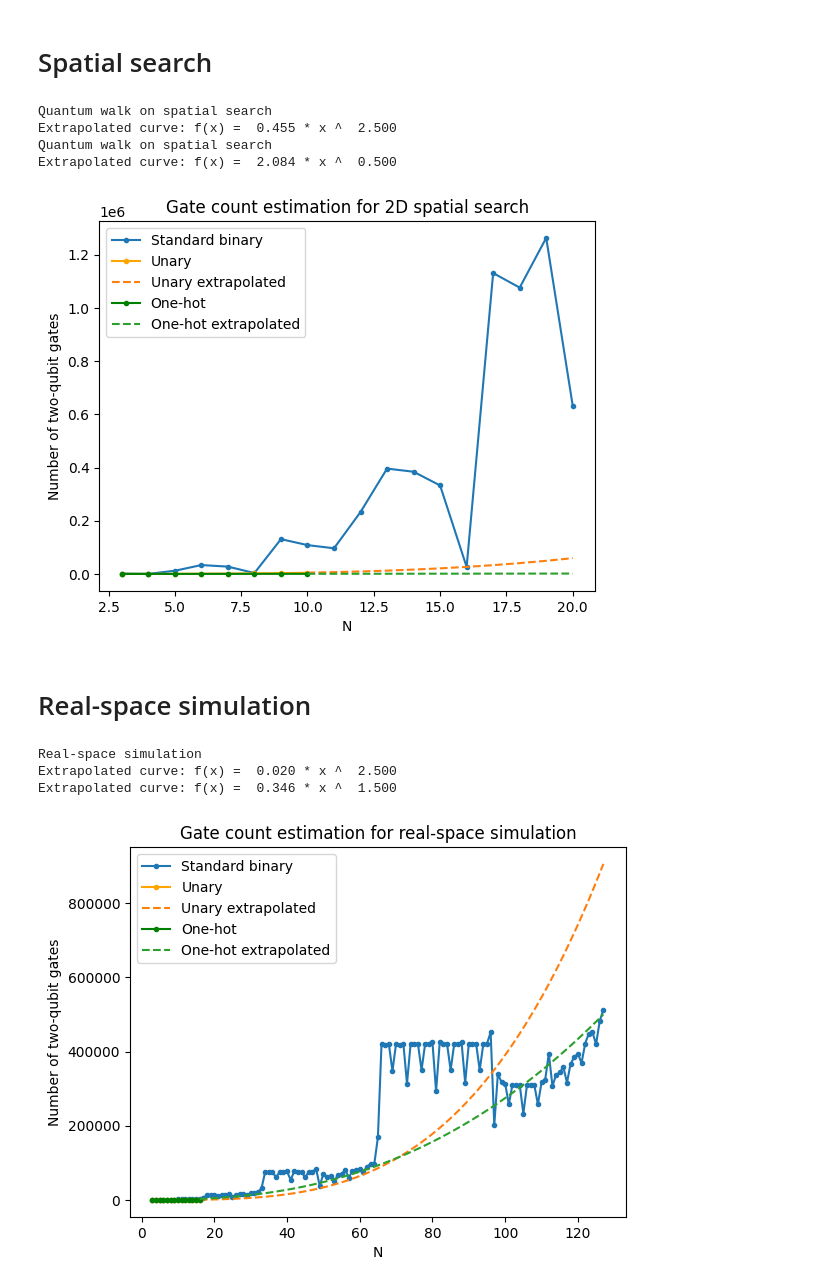
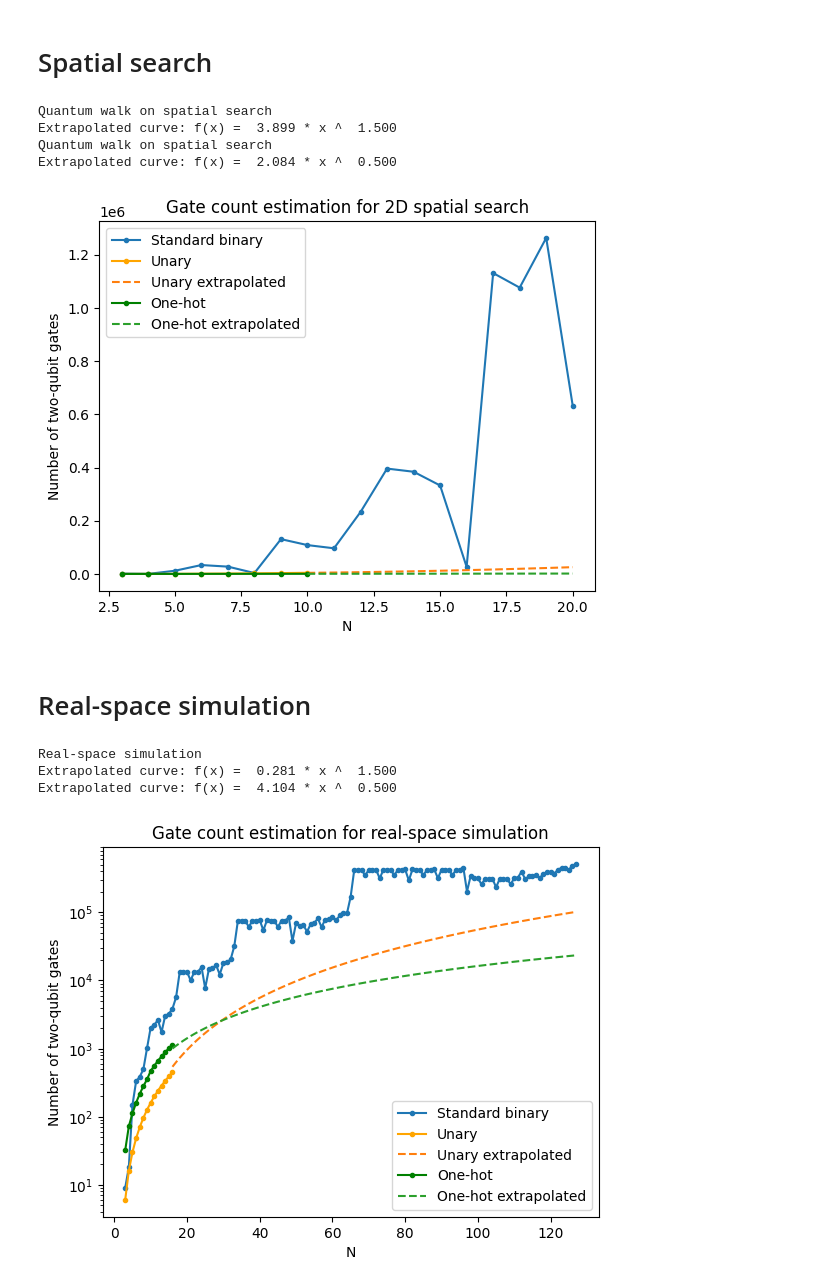
Before and after one commit to jiaqileng/hamiltonian-embedding, a Jupyter notebook: resource_estimation_plots.ipynb, the cells around one changed output. Cells and saved outputs as stored; diff of their text form; code cells hidden in the pictures.

```diff
--- a/resource_estimation_plots.ipynb
+++ b/resource_estimation_plots.ipynb
@@ -94,9 +94,9 @@ from scipy.optimize import curve_fit
 
 # Extrapolation for unary
 if trotter_method == "first_order":
-    alpha_unary = 3
+    alpha_unary = 2
 else:
-    alpha_unary = 2.5
+    alpha_unary = 1.5
 
 def func(x, c):
     return c * x ** alpha_unary
@@ -149,10 +149,10 @@ plt.title("Gate count estimation for 2D spatial search")
 plt.show()
 # %% [output]
 Quantum walk on spatial search
-Extrapolated curve: f(x) =  0.455 * x ^  2.500
+Extrapolated curve: f(x) =  3.899 * x ^  1.500
 Quantum walk on spatial search
 Extrapolated curve: f(x) =  2.084 * x ^  0.500
-[figure, old version]
+[figure, new version]
 # %% [markdown]
 # Real-space simulation
 # %%
@@ -212,9 +212,9 @@ from scipy.optimize import curve_fit
 
 # Extrapolation for unary
 if trotter_method == "first_order":
-    alpha_unary = 3
+    alpha_unary = 2
 else:
-    alpha_unary = 5/2
+    alpha_unary = 3/2
 
 def func(x, c):
     return c * x ** alpha_unary
@@ -225,44 +225,53 @@ print(f"Extrapolated curve: f(x) = {c: 0.3f} * x ^ {alpha_unary : 0.3f}")
 
 N_vals_unary_extrapolated = np.arange(N_vals_unary[-1], N_vals_binary[-1]+1)
 unary_trotter_steps_extrapolated = func(N_vals_unary_extrapolated, c)
-unary_two_qubit_gate_count_per_trotter_step_extrapolated = 2 * (N_vals_unary_extrapolated - 2)
+unary_two_qubit_gate_count_per_trotter_step_extrapolated = 2 * (N_vals_unary_extrapolated - 1)
 
 # Extrapolation for one_hot
 if trotter_method == "first_order:":
-    alpha_one_hot = 2
+    alpha_one_hot = 1
 else:
-    alpha_one_hot = 3/2
+    alpha_one_hot = 1/2
 
 def func(x, c):
     return c * x ** alpha_one_hot
 
 c = curve_fit(func, N_vals_one_hot, one_hot_trotter_steps)[0][0]
 print(f"Extrapolated curve: f(x) = {c: 0.3f} * x ^ {alpha_one_hot : 0.3f}")
 
 N_vals_one_hot_extrapolated = np.arange(N_vals_one_hot[-1], N_vals_binary[-1]+1)
 one_hot_trotter_steps_extrapolated = func(N_vals_one_hot_extrapolated, c)
 if trotter_method == "first_order" or trotter_method == "randomized_first_order":
+    one_hot_two_qubit_gate_count_per_trotter_step_extrapolated = dimension * (N_vals_one_hot_extrapolated - 1) + 1
+elif trotter_method == "second_order":
     one_hot_two_qubit_gate_count_per_trotter_step_extrapolated = 2 * dimension * (N_vals_one_hot_extrapolated - 1) + 1
-elif trotter_method == "second_order":
-    one_hot_two_qubit_gate_count_per_trotter_step_extrapolated = 4 * dimension * (N_vals_one_hot_extrapolated - 1) + 1
 
 
 plt.plot(N_vals_binary, (binary_trotter_steps * binary_two_qubit_gate_count_per_trotter_step), '-o', label="Standard binary", markersize=3)
 # Plot unary
 plt.plot(N_vals_unary, unary_trotter_steps * unary_two_qubit_gate_count_per_trotter_step, '-o', color="orange", label="Unary", markersize=3)
 plt.plot(N_vals_unary_extrapolated, unary_trotter_steps_extrapolated * unary_two_qubit_gate_count_per_trotter_step_extrapolated, '--', label="Unary extrapolated", markersize=1)
 # Plot one-hot
 plt.plot(N_vals_one_hot, one_hot_trotter_steps * one_hot_two_qubit_gate_count_per_trotter_step, '-o', color="green", label="One-hot", markersize=3)
 plt.plot(N_vals_one_hot_extrapolated, one_hot_trotter_steps_extrapolated * one_hot_two_qubit_gate_count_per_trotter_step_extrapolated, '--', label="One-hot extrapolated", markersize=1)
 
-# plt.yscale('log')
+# plt.plot(N_vals_binary, ( binary_two_qubit_gate_count_per_trotter_step), '-o', label="Standard binary", markersize=3)
+# # Plot unary
+# plt.plot(N_vals_unary,  unary_two_qubit_gate_count_per_trotter_step, '-o', color="orange", label="Unary", markersize=3)
+# plt.plot(N_vals_unary_extrapolated,  unary_two_qubit_gate_count_per_trotter_step_extrapolated, '--', label="Unary extrapolated", markersize=1)
+# # Plot one-hot
+# plt.plot(N_vals_one_hot, one_hot_two_qubit_gate_count_per_trotter_step, '-o', color="green", label="One-hot", markersize=3)
+# plt.plot(N_vals_one_hot_extrapolated, one_hot_two_qubit_gate_count_per_trotter_step_extrapolated, '--', label="One-hot extrapolated", markersize=1)
+
+
+plt.yscale('log')
 plt.legend()
 plt.ylabel("Number of two-qubit gates")
 plt.xlabel("N")
 plt.title("Gate count estimation for real-space simulation")
 plt.show()
 # %% [output]
 Real-space simulation
-Extrapolated curve: f(x) =  0.020 * x ^  2.500
-Extrapolated curve: f(x) =  0.346 * x ^  1.500
+Extrapolated curve: f(x) =  0.281 * x ^  1.500
+Extrapolated curve: f(x) =  4.104 * x ^  0.500
-[figure, old version]
+[figure, new version]
```
Also changed, not shown: parts of 1 cell of this notebook, 2 other files.
